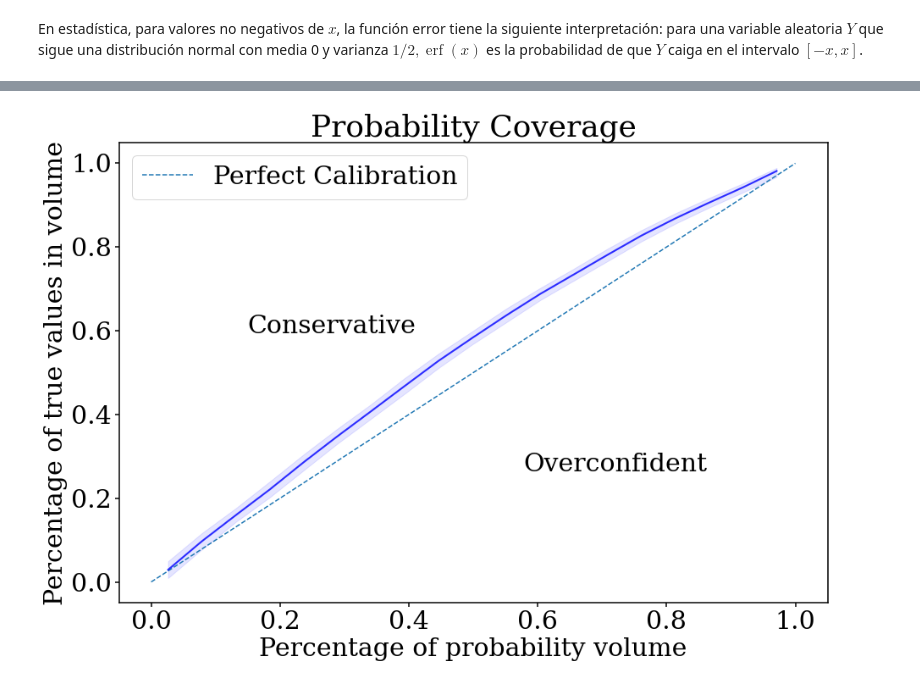
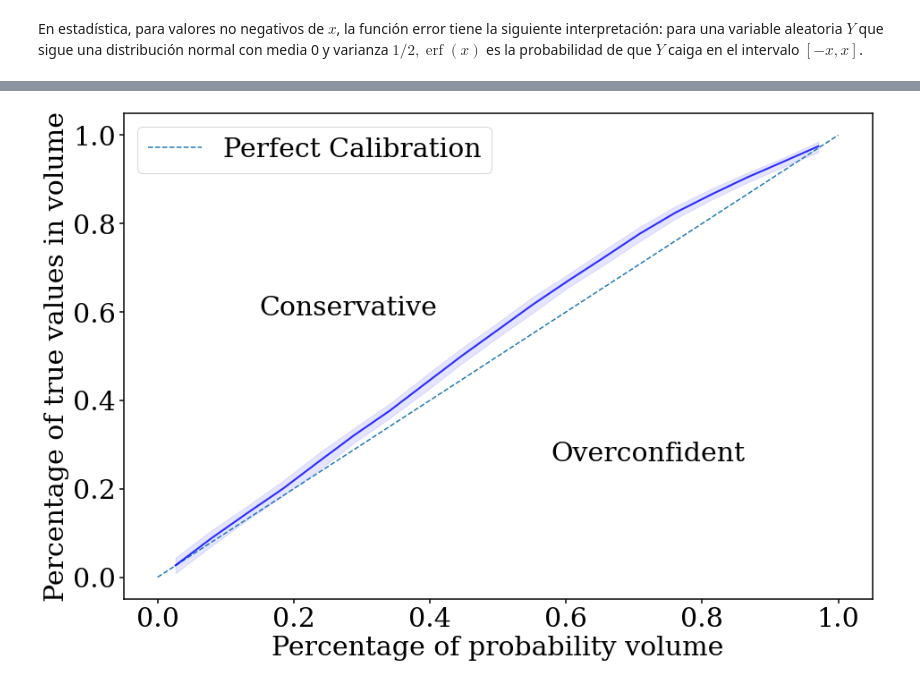
Before and after one commit to patriglesias/SBI_SFHs, a Jupyter notebook: norm/coverage_probabilities.ipynb, the cells around one changed output, grey strips where cells are left out. Saved outputs shown, nothing was run; the diff lists cells and outputs as text; code cells hidden in the pictures.

```diff
--- a/norm/coverage_probabilities.ipynb
+++ b/norm/coverage_probabilities.ipynb
@@ -103,7 +103,7 @@ def init_coverage_plot():
     ax = f.add_subplot()
     ax.set_xlabel('Percentage of probability volume')
     ax.set_ylabel('Percentage of true values in volume')
-    ax.set_title('Probability Coverage')
+    #ax.set_title('Probability Coverage')
 
     plt.plot([0, 1], [0, 1], '--', label='Perfect Calibration')
     plt.text(0.3, 0.6, 'Conservative',
@@ -153,16 +153,16 @@ for i in range(10):
 # %%
 #full predictions
-data_x,data_y=get_coverage_probabilities_nomodel(np.array(y_linear),np.array(y_pred_linear),np.array(y_pred_std_linear))
-
+#data_x,data_y=get_coverage_probabilities_nomodel(np.array(y_linear),np.array(y_pred_linear),np.array(y_pred_std_linear))
+data_x,data_y=get_coverage_probabilities_nomodel(np.array(y)[:,0],y_pred[:,0],y_pred_std[:,0])
 f, ax =init_coverage_plot()
 
 plot_with_median(np.array(data_x), np.array(data_y), ax)
 
 
 # Put a legend to the right of the current axis
 ax.legend()
 
-#plt.savefig('coverage_'+str(i)+'.jpg')
+plt.savefig('coverage_.jpg')
 plt.show()
 # %% [output]
-[figure, old version]
+[figure, new version]
```
Also changed, not shown: parts of 1 cell of this notebook, 7 other files.
